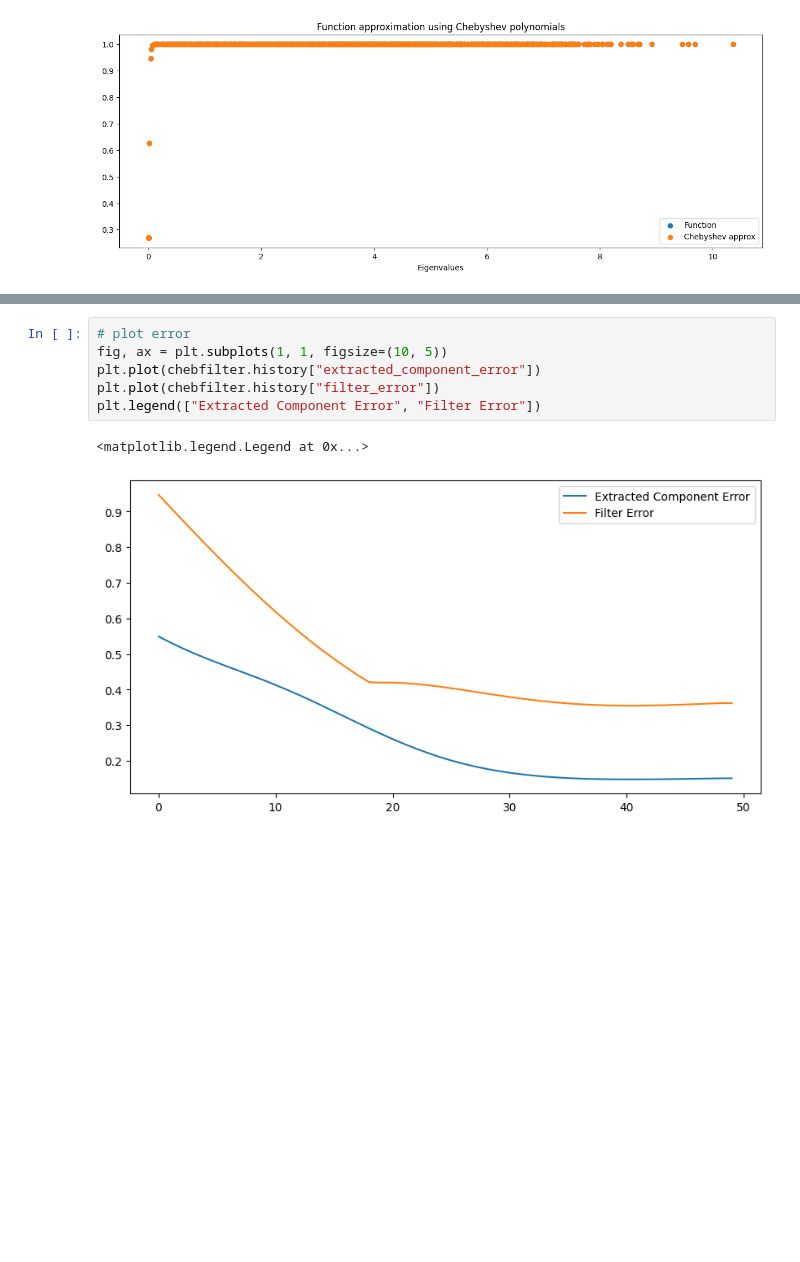
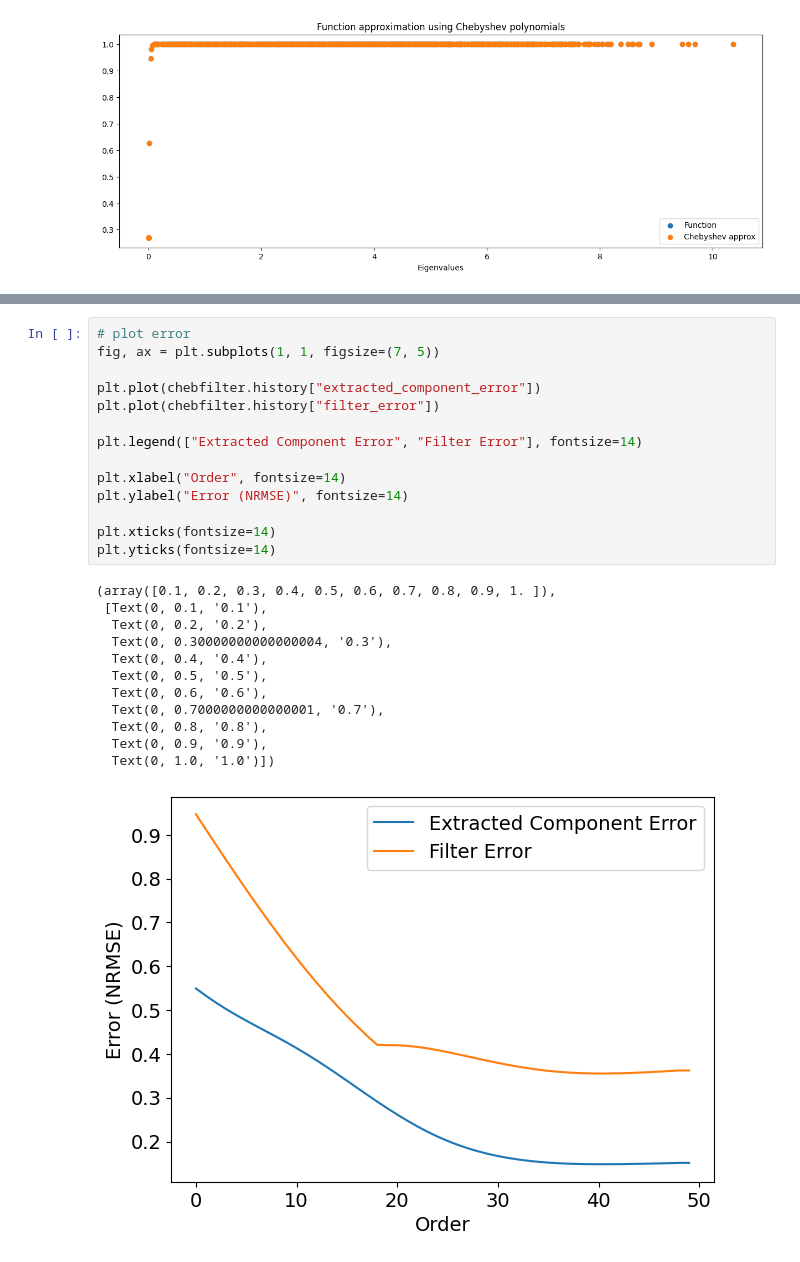
Before and after one commit to irtazahashmi/pytspl, a Jupyter notebook: notebooks/filters/filters_large_datasets.ipynb, the cells around one changed output, grey strips where cells are left out. Saved outputs shown, nothing was run; the diff lists cells and outputs as text; blank space fills up the shorter version.

Commit message:
Improve filter designs.

```diff
--- a/notebooks/filters/filters_large_datasets.ipynb
+++ b/notebooks/filters/filters_large_datasets.ipynb
@@ -195,10 +156,28 @@ Filter size: 49 - Error: 0.15123464345417265 - Filter error: 0.362192362318501 -
 # %%
 # plot error
-fig, ax = plt.subplots(1, 1, figsize=(10, 5))
+fig, ax = plt.subplots(1, 1, figsize=(7, 5))
+
 plt.plot(chebfilter.history["extracted_component_error"])
 plt.plot(chebfilter.history["filter_error"])
-plt.legend(["Extracted Component Error", "Filter Error"])
+
+plt.legend(["Extracted Component Error", "Filter Error"], fontsize=14)
+
+plt.xlabel("Order", fontsize=14)
+plt.ylabel("Error (NRMSE)", fontsize=14)
+
+plt.xticks(fontsize=14)
+plt.yticks(fontsize=14)
 # %% [output]
-<matplotlib.legend.Legend at 0x...>
+(array([0.1, 0.2, 0.3, 0.4, 0.5, 0.6, 0.7, 0.8, 0.9, 1. ]),
+ [Text(0, 0.1, '0.1'),
+  Text(0, 0.2, '0.2'),
+  Text(0, 0.30000000000000004, '0.3'),
+  Text(0, 0.4, '0.4'),
+  Text(0, 0.5, '0.5'),
+  Text(0, 0.6, '0.6'),
+  Text(0, 0.7000000000000001, '0.7'),
+  Text(0, 0.8, '0.8'),
+  Text(0, 0.9, '0.9'),
+  Text(0, 1.0, '1.0')])
-[figure, old version]
+[figure, new version]
 # %%
```
Also changed, not shown: parts of 16 cells of this notebook, 25 other files.
